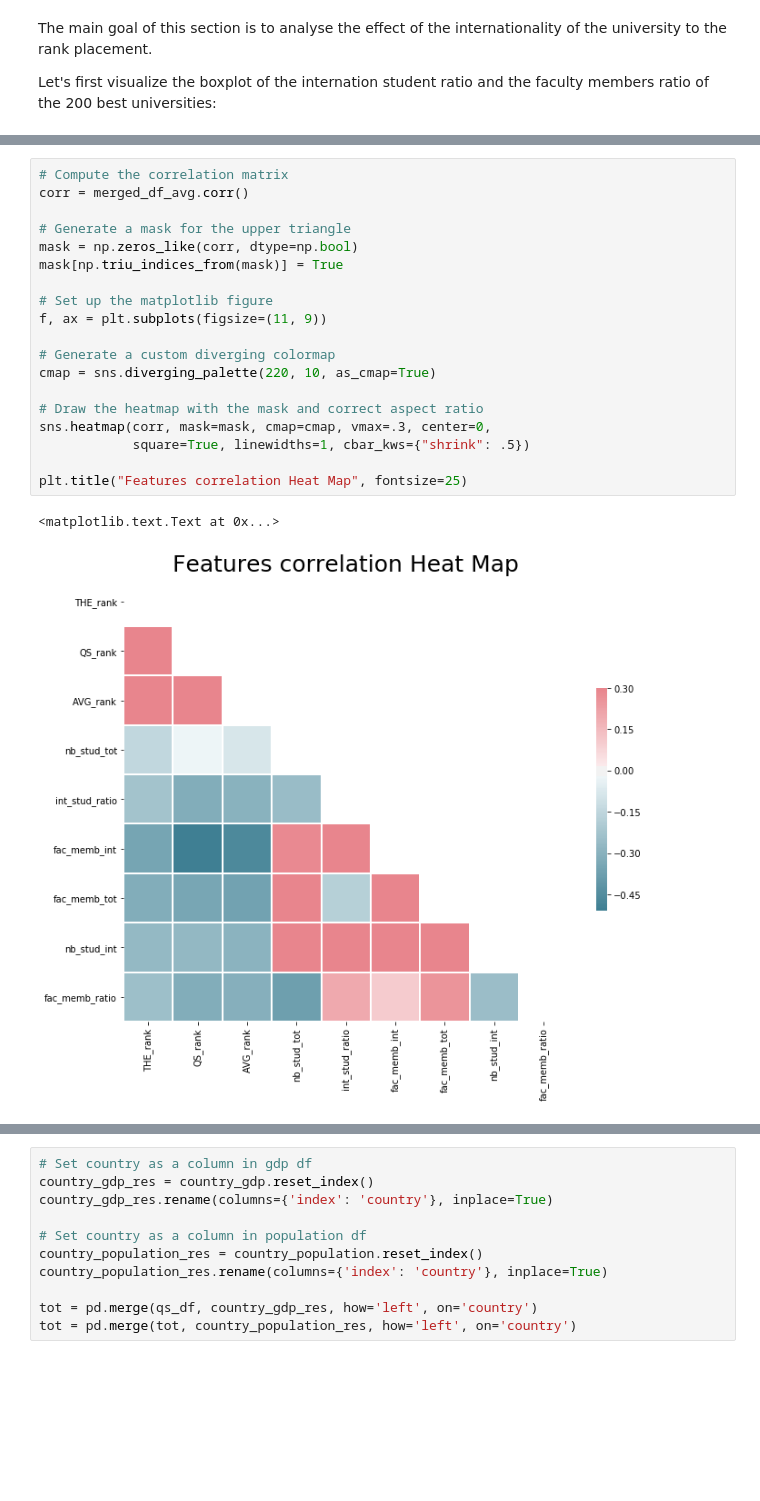
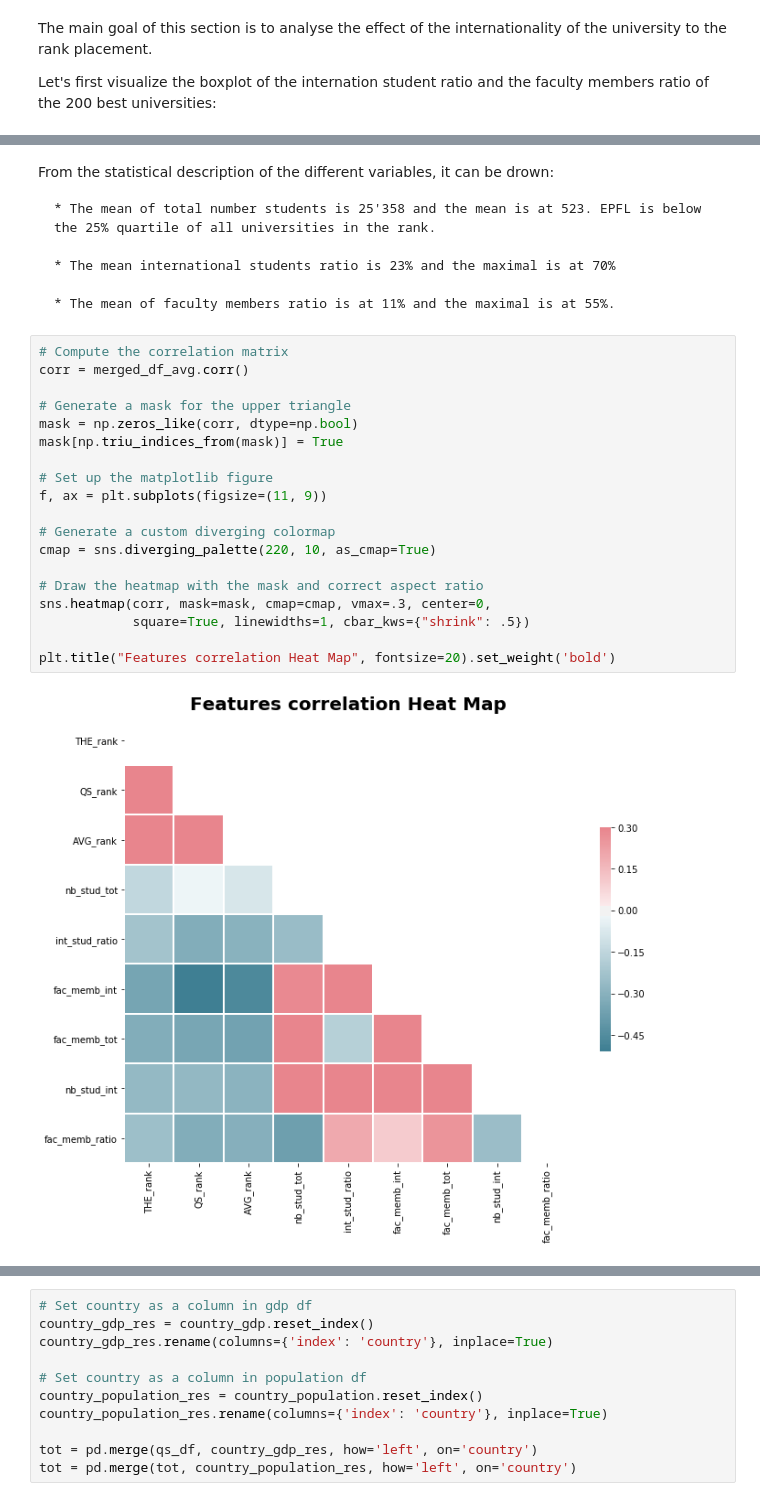
Before and after one commit to LucaZampieri/ADA_homework_LMX, a Jupyter notebook: 02 - Data from the Web/homework2.ipynb, the cells around one changed output, grey strips where cells are left out. Cells and saved outputs as stored; diff of their text form; blank space fills up the shorter version.

```diff
--- a/02 - Data from the Web/homework2.ipynb
+++ b/02 - Data from the Web/homework2.ipynb
@@ -1131,25 +1197,32 @@ merged_df_avg.describe()
 | 50% | 82.000000 | 84.000000 | 91.000000 | 24375.500000 | 0.212340 | 674.000000 | 2273.000000 | 4797.500000 | ... |
 | 75% | 130.000000 | 134.500000 | 125.750000 | 32123.750000 | 0.288049 | 1139.000000 | 3018.500000 | 7312.250000 | ... |
 | max | 198.000000 | 200.000000 | 188.000000 | 70817.000000 | 0.700697 | 3905.000000 | 7448.000000 | 17438.000000 | ... |
+# %% [markdown]
+From the statistical description of the different variables, it can be drown:
+
+    * The mean of total number students is 25'358 and the mean is at 523. EPFL is below the 25% quartile of all universities in the rank.
+
+    * The mean international students ratio is 23% and the maximal is at 70%
+
+    * The mean of faculty members ratio is at 11% and the maximal is at 55%.
 # %%
 # Compute the correlation matrix
 corr = merged_df_avg.corr()
 
 # Generate a mask for the upper triangle
 mask = np.zeros_like(corr, dtype=np.bool)
 mask[np.triu_indices_from(mask)] = True
 
 # Set up the matplotlib figure
 f, ax = plt.subplots(figsize=(11, 9))
 
 # Generate a custom diverging colormap
 cmap = sns.diverging_palette(220, 10, as_cmap=True)
 
 # Draw the heatmap with the mask and correct aspect ratio
 sns.heatmap(corr, mask=mask, cmap=cmap, vmax=.3, center=0,
             square=True, linewidths=1, cbar_kws={"shrink": .5})
 
-plt.title("Features correlation Heat Map", fontsize=25)
+plt.title("Features correlation Heat Map", fontsize=20).set_weight('bold')
 # %% [output]
-<matplotlib.text.Text at 0x...>
-[figure, old version]
+[figure, new version]
```
Also changed, not shown: parts of 24 cells of this notebook.
